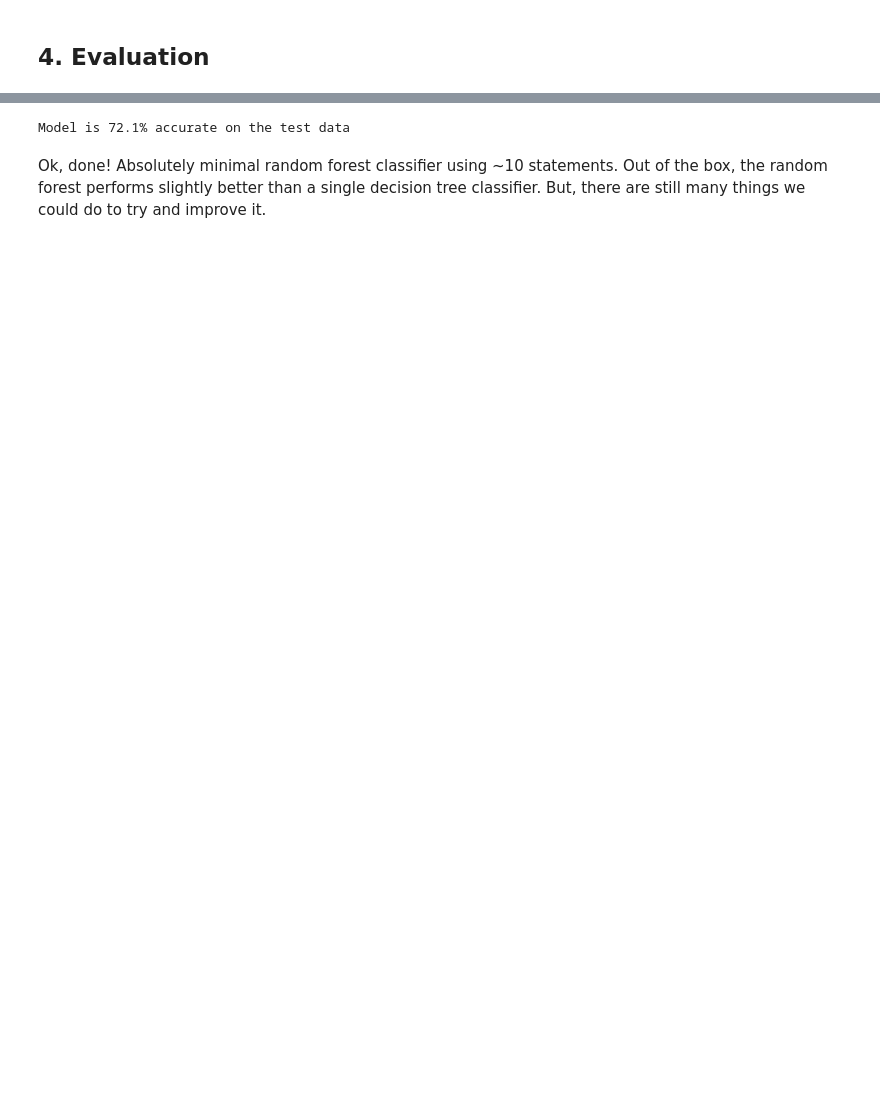
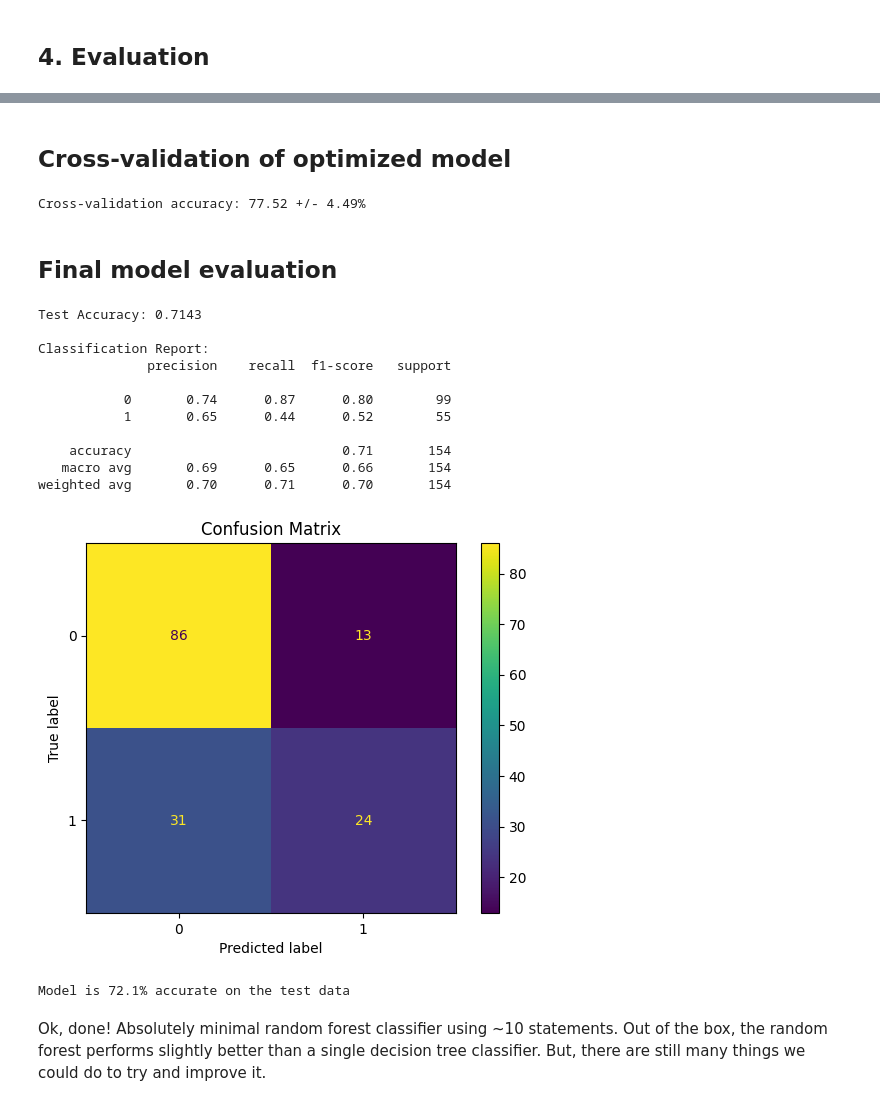
Before and after one commit to 4GeeksAcademy/aaronmatthews4-collaboration-random-forest-project, a Jupyter notebook: src/mvp.ipynb, the cells around one changed output, grey strips where cells are left out. Cells and saved outputs as stored; diff of their text form; code cells hidden in the pictures; blank space fills up the shorter version.

```diff
--- a/src/mvp.ipynb
+++ b/src/mvp.ipynb
@@ -209,3 +300,61 @@ fit_result=model.fit(training_features, training_labels)
+# %% [markdown]
+## Cross-validation of optimized model
+# %%
+from sklearn.model_selection import cross_val_score, StratifiedKFold
+from sklearn.ensemble import RandomForestClassifier
+
+# Define the optimized model with the best hyperparameters
+optimized_model = RandomForestClassifier(n_estimators=results.best_params_['n_estimators'], random_state=315)
+
+# Define the cross-validation strategy
+cross_validation = StratifiedKFold(n_splits=7, shuffle=True, random_state=315)
+
+# Perform cross-validation on the optimized model
+cv_scores = cross_val_score(optimized_model, training_features, training_labels, cv=cross_validation, n_jobs=-1, scoring='accuracy')
+
+# Calculate and print the cross-validation accuracy
+mean_score = cv_scores.mean()
+std_dev = cv_scores.std()
+print(f'Cross-validation accuracy: {mean_score * 100:.2f} +/- {std_dev * 100:.2f}%')
+# %% [output]
+Cross-validation accuracy: 77.52 +/- 4.49%
+# %% [markdown]
+## Final model evaluation
+# %%
+from sklearn.metrics import accuracy_score, classification_report, confusion_matrix, ConfusionMatrixDisplay
+import matplotlib.pyplot as plt
+
+# Fit the optimized model on the entire training set
+optimized_model.fit(training_features, training_labels)
+
+# Make predictions on the test set
+final_predictions = optimized_model.predict(testing_features)
+
+# Evaluate the model
+final_accuracy = accuracy_score(testing_labels, final_predictions)
+print(f'Test Accuracy: {final_accuracy:.4f}')
+print('\nClassification Report:')
+print(classification_report(testing_labels, final_predictions))
+
+# Confusion Matrix
+final_cm = confusion_matrix(testing_labels, final_predictions)
+disp = ConfusionMatrixDisplay(confusion_matrix=final_cm, display_labels=optimized_model.classes_)
+disp.plot(cmap='viridis')
+plt.title('Confusion Matrix')
+plt.show()
+# %% [output]
+Test Accuracy: 0.7143
+
+Classification Report:
+              precision    recall  f1-score   support
+
+           0       0.74      0.87      0.80        99
+           1       0.65      0.44      0.52        55
+
+    accuracy                           0.71       154
+   macro avg       0.69      0.65      0.66       154
+weighted avg       0.70      0.71      0.70       154
+[figure, added]
 # %%
 from sklearn.metrics import accuracy_score
 
```
Also changed, not shown: parts of 8 cells of this notebook.
